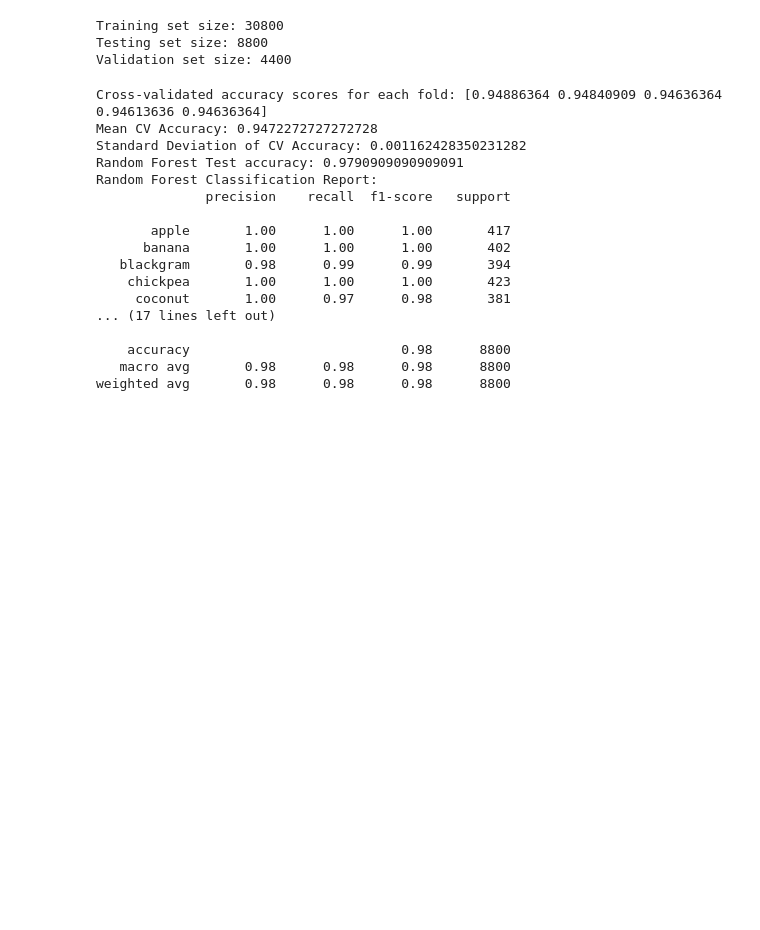
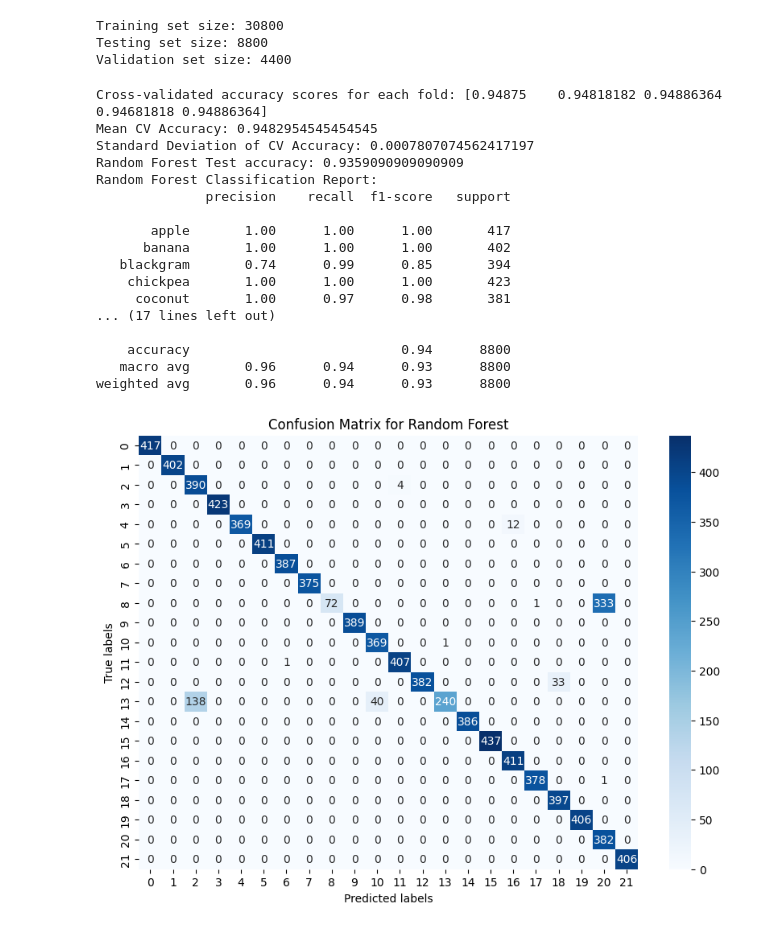
Before and after one commit to qasmendoza/crop-recommendation, a Jupyter notebook: Crops.ipynb, the cells around one changed output. Cells and saved outputs as stored; diff of their text form; code cells hidden in the pictures; blank space fills up the shorter version.

```diff
--- a/Crops.ipynb
+++ b/Crops.ipynb
@@ -71,7 +53,7 @@ Testing set size: 8800
 Validation set size: 4400
 # %%
 # Random Forest
-clf_rf = RandomForestClassifier(n_estimators=100, max_depth=6, max_features=4, random_state=0)
+clf_rf = RandomForestClassifier(n_estimators=50, max_depth=6, max_features=5, random_state=0)
 clf_rf.fit(X_train_temp, y_train_temp)
 
 # Perform 5-fold cross-validation
@@ -93,6 +75,17 @@ print(classification_report(y_test, y_pred_rf))
 y_bin_test = label_binarize(y_test, classes=data['label'].unique())
 y_bin_pred_rf = label_binarize(y_pred_rf, classes=data['label'].unique())
 n_classes = y_bin_test.shape[1]
+
+# Compute the confusion matrix
+conf_mat_rf = confusion_matrix(y_test, y_pred_rf)
+
+# Plot using Seaborn
+plt.figure(figsize=(10,7))
+sns.heatmap(conf_mat_rf, annot=True, fmt="d", cmap='Blues')
+plt.xlabel('Predicted labels')
+plt.ylabel('True labels')
+plt.title('Confusion Matrix for Random Forest')
+plt.show()
 
 # # Compute macro-average ROC curve and ROC area for multi-class task
 # fpr = dict()
@@ -109,39 +102,40 @@ n_classes = y_bin_test.shape[1]
 #     mean_tpr += np.interp(all_fpr, fpr[i], tpr[i])
 # mean_tpr /= n_classes
 
 # fpr["macro"] = all_fpr
 # tpr["macro"] = mean_tpr
 # roc_auc["macro"] = auc(fpr["macro"], tpr["macro"])
 
 # print("Random Forest Macro-average of ROC curve:", roc_auc["macro"])
 
 # # Plot the ROC curve
 # plt.figure()
 # plt.plot(fpr["macro"], tpr["macro"],
 #          label='macro-average ROC curve (area = {0:0.2f})'
 #                ''.format(roc_auc["macro"]),
 #          color='navy', linestyle=':', linewidth=4)
 # plt.xlabel('False Positive Rate')
 # plt.ylabel('True Positive Rate')
 # plt.title('Receiver Operating Characteristic Curve for Random Forest')
 # plt.legend(loc="lower right")
 # plt.show()
 # %% [output]
-Cross-validated accuracy scores for each fold: [0.94886364 0.94840909 0.94636364 0.94613636 0.94636364]
-Mean CV Accuracy: 0.9472272727272728
-Standard Deviation of CV Accuracy: 0.001162428350231282
-Random Forest Test accuracy: 0.9790909090909091
+Cross-validated accuracy scores for each fold: [0.94875    0.94818182 0.94886364 0.94681818 0.94886364]
+Mean CV Accuracy: 0.9482954545454545
+Standard Deviation of CV Accuracy: 0.0007807074562417197
+Random Forest Test accuracy: 0.9359090909090909
 Random Forest Classification Report:
               precision    recall  f1-score   support
 
        apple       1.00      1.00      1.00       417
       banana       1.00      1.00      1.00       402
-   blackgram       0.98      0.99      0.99       394
+   blackgram       0.74      0.99      0.85       394
     chickpea       1.00      1.00      1.00       423
      coconut       1.00      0.97      0.98       381
 ... (17 lines left out)
 
-    accuracy                           0.98      8800
-   macro avg       0.98      0.98      0.98      8800
-weighted avg       0.98      0.98      0.98      8800
+    accuracy                           0.94      8800
+   macro avg       0.96      0.94      0.93      8800
+weighted avg       0.96      0.94      0.93      8800
+[figure, added]
 # %%
```
Also changed, not shown: parts of 10 cells of this notebook.
